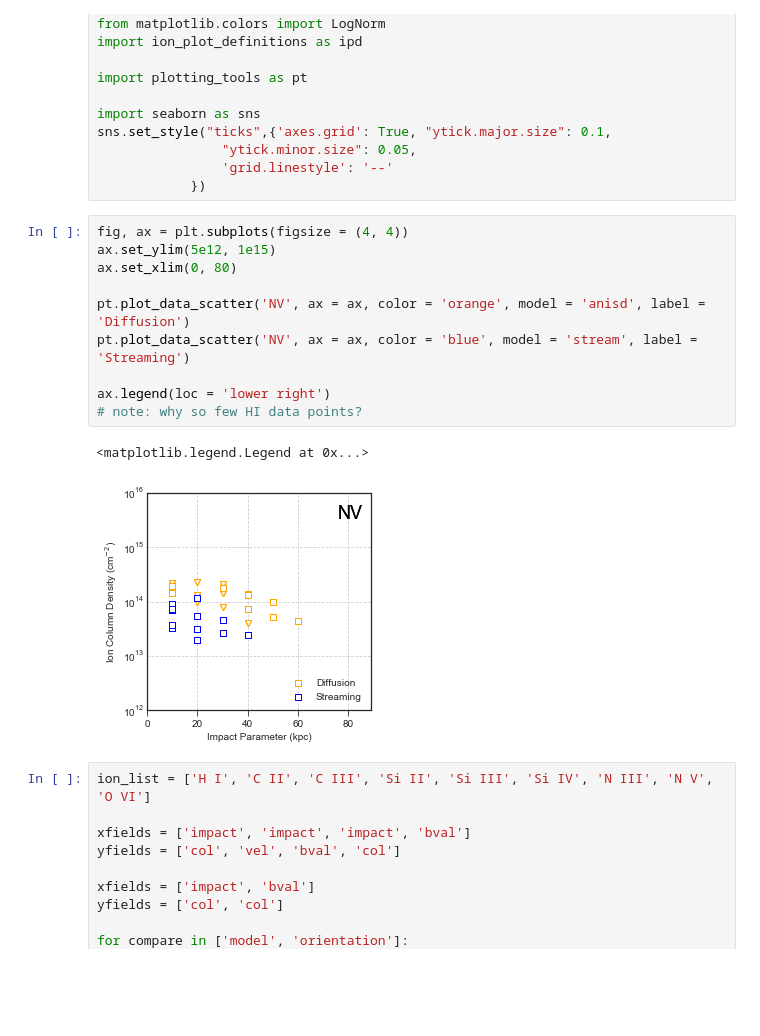
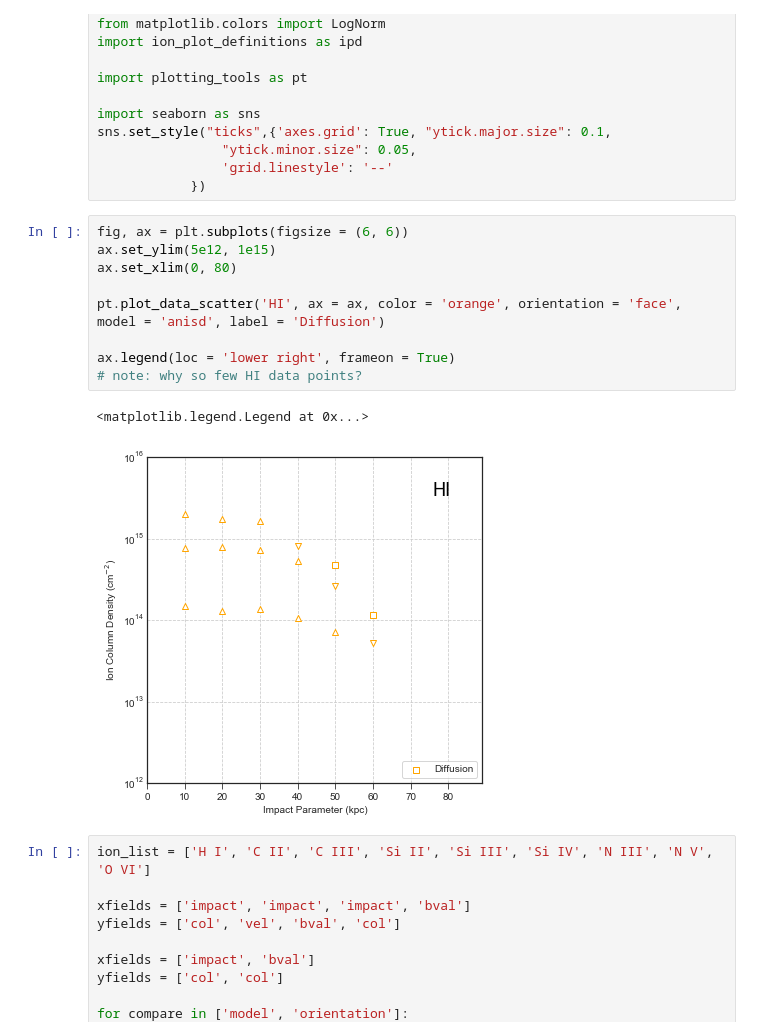
Before and after one commit to ibutsky/synthetic_spectra, a Jupyter notebook: scripts/plotting/plots.ipynb, the cells around one changed output. Saved outputs shown, nothing was run; the diff lists cells and outputs as text; blank space fills up the shorter version.

```diff
--- a/scripts/plotting/plots.ipynb
+++ b/scripts/plotting/plots.ipynb
@@ -17,18 +17,17 @@ sns.set_style("ticks",{'axes.grid': True, "ytick.major.size": 0.1,
                 'grid.linestyle': '--'
             })
 # %%
-fig, ax = plt.subplots(figsize = (4, 4))
+fig, ax = plt.subplots(figsize = (6, 6))
 ax.set_ylim(5e12, 1e15)
 ax.set_xlim(0, 80)
 
-pt.plot_data_scatter('NV', ax = ax, color = 'orange', model = 'anisd', label = 'Diffusion')
-pt.plot_data_scatter('NV', ax = ax, color = 'blue', model = 'stream', label = 'Streaming')
+pt.plot_data_scatter('HI', ax = ax, color = 'orange', orientation = 'face', model = 'anisd', label = 'Diffusion')
 
-ax.legend(loc = 'lower right')
+ax.legend(loc = 'lower right', frameon = True)
 # note: why so few HI data points?
 # %% [output]
 <matplotlib.legend.Legend at 0x...>
-[figure, old version]
+[figure, new version]
 # %%
 ion_list = ['H I', 'C II', 'C III', 'Si II', 'Si III', 'Si IV', 'N III', 'N V', 'O VI']
 
```
Also changed, not shown: parts of 11 cells of this notebook, 4 other files.
